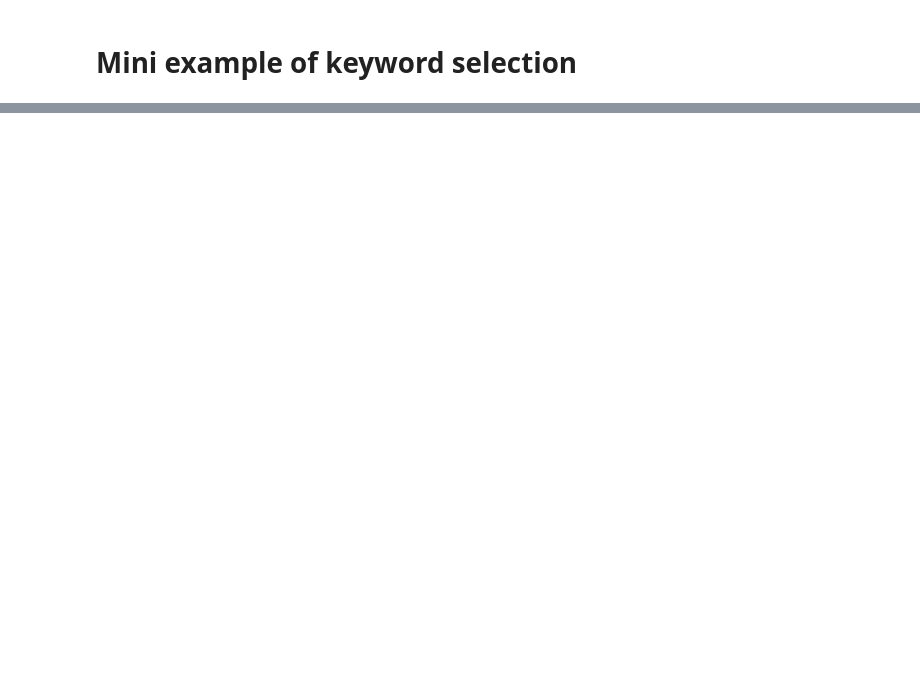
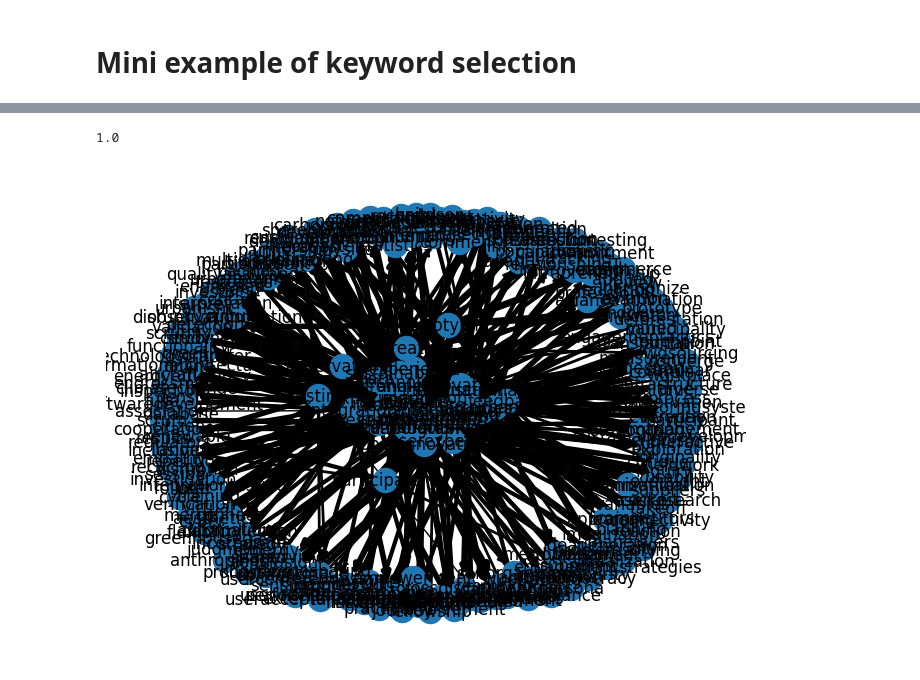
Before and after one commit to DaniBacaicoa/vigilant-invention, a Jupyter notebook: GPT example_2.ipynb, the cells around one changed output, grey strips where cells are left out. Cells and saved outputs as stored; diff of their text form; code cells hidden in the pictures; blank space fills up the shorter version.

Commit message:
Trial with living lab and cancer

```diff
--- a/GPT example_2.ipynb
+++ b/GPT example_2.ipynb
@@ -57,0 +75,20 @@ kwds
+# %%
+count = []
+for kw_dictionary in kwds_s:
+    t = 'livinglab' in list(kw_dictionary.keys())
+    count.append(t*1.)
+sum(count)
+# %% [output]
+1.0
+# %%
+G = nx.DiGraph()
+for kw_dict in kwds_s:
+    for i,(k,v) in enumerate(kw_dict.items()):
+        origin = list(kw_dict.keys())[0]
+        if i>0:
+            G.add_edge(origin,k,weight=v)
+# %%
+edge_widths = [G[u][v]['weight'] for u, v in G.edges()]
+nx.draw(G, with_labels=True, width=edge_widths)
+# %% [output]
+[figure, added]
```
Also changed, not shown: parts of 4 cells of this notebook, 2 other files.
